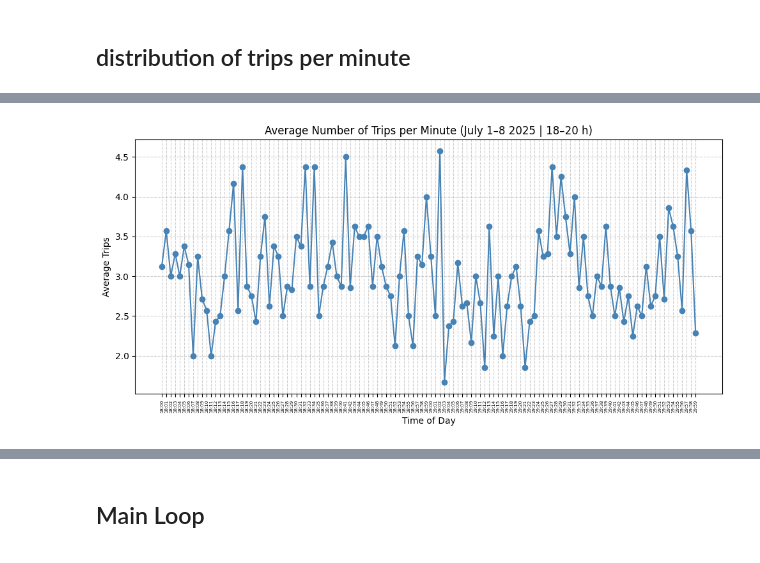
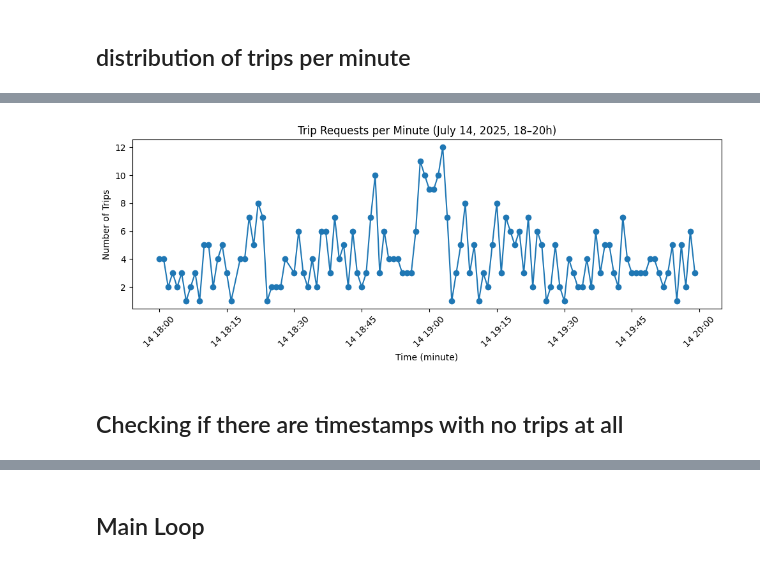
Before and after one commit to Kelo2000/TR-GY7013-TermProject, a Jupyter notebook: main.ipynb, the cells around one changed output, grey strips where cells are left out. Saved outputs shown, nothing was run; the diff lists cells and outputs as text; code cells hidden in the pictures.

```diff
--- a/main.ipynb
+++ b/main.ipynb
@@ -215,46 +193,26 @@ Saved: phi_avg_demand_per_zone_15min.csv
 import pandas as pd
 import matplotlib.pyplot as plt
 
-# ---- 1. Load filtered trips (July 1–8, 12–14) ----
-df = pd.read_csv("fhvhv_trips_reqtime_18to20_July1to8_2025.csv")
+# --- Load the already filtered test data ---
+df_test = pd.read_csv("test_trips_Jul14_18to20.csv")
 
-# ---- 2. Parse datetime ----
-df["request_datetime"] = pd.to_datetime(df["request_datetime"], errors="coerce", infer_datetime_format=True)
-df = df.dropna(subset=["request_datetime"])
+# Parse datetime column
+time_col = "request_datetime"
+df_test[time_col] = pd.to_datetime(df_test[time_col], errors="coerce")
 
-# ---- 3. Create a 'minute of day' field (e.g., 12:00 -> 720, 12:01 -> 721) ----
-df["minute_of_day"] = df["request_datetime"].dt.hour * 60 + df["request_datetime"].dt.minute
+# --- Group trips per minute ---
+df_test["minute_bin"] = df_test[time_col].dt.floor("min")
+per_min = df_test.groupby("minute_bin").size().reset_index(name="num_trips")
 
-# ---- 4. Group by date × minute ----
-grouped = (
-    df.groupby([df["request_datetime"].dt.date, "minute_of_day"])
-      .size()
-      .reset_index(name="trip_count")
-)
+# --- Print sample and plot ---
+print(per_min.head(10))
 
-# ---- 5. Average across all dates ----
-avg_per_min = (
-    grouped.groupby("minute_of_day")["trip_count"]
-    .mean()
-    .reset_index()
-)
-
-# ---- 6. Add a readable time label ----
-avg_per_min["time_label"] = pd.to_datetime(avg_per_min["minute_of_day"], unit="m").dt.strftime("%H:%M")
-
-# ---- 7. Print summary ----
-print("Average trips per minute (July 1–8 2025 | 18–20 h):")
-print(avg_per_min.head(10))
-print(f"Overall mean trips/minute: {avg_per_min['trip_count'].mean():.2f}")
-
-# ---- 8. Plot ----
-plt.figure(figsize=(10, 5))
-plt.plot(avg_per_min["time_label"], avg_per_min["trip_count"], marker='o', color="steelblue")
-plt.title("Average Number of Trips per Minute (July 1–8 2025 | 18–20 h)")
-plt.xlabel("Time of Day")
-plt.ylabel("Average Trips")
-plt.xticks(rotation=90, size=5)
-plt.grid(True, linestyle="--", alpha=0.6)
+plt.figure(figsize=(10, 4))
+plt.plot(per_min["minute_bin"], per_min["num_trips"], marker="o")
+plt.title("Trip Requests per Minute (July 14, 2025, 18–20h)")
+plt.xlabel("Time (minute)")
+plt.ylabel("Number of Trips")
+plt.xticks(rotation=45)
 plt.tight_layout()
 plt.show()
 # %% [output]
@@ -274 +230,3 @@ Overall mean trips/minute: 3.04
-[figure, old version]
+[figure, new version]
+# %% [markdown]
+## Checking if there are timestamps with no trips at all
```
Also changed, not shown: parts of 9 cells of this notebook, 4 other files.
